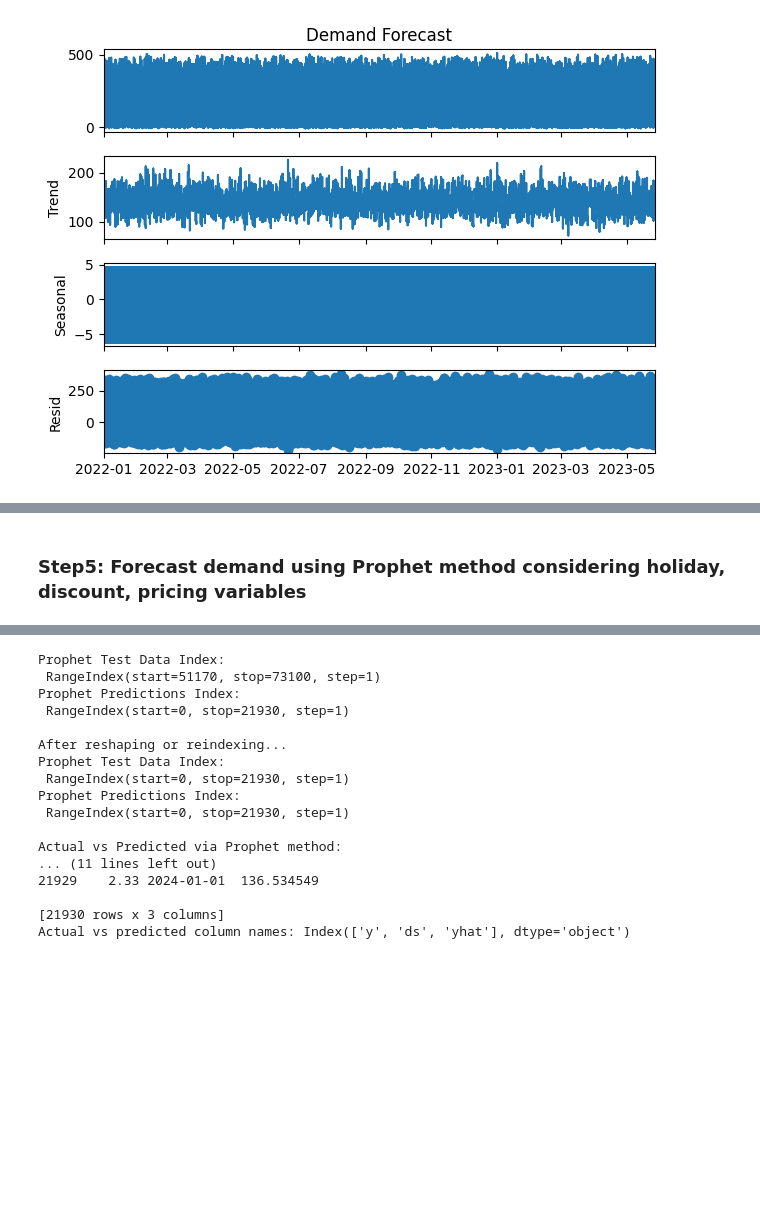
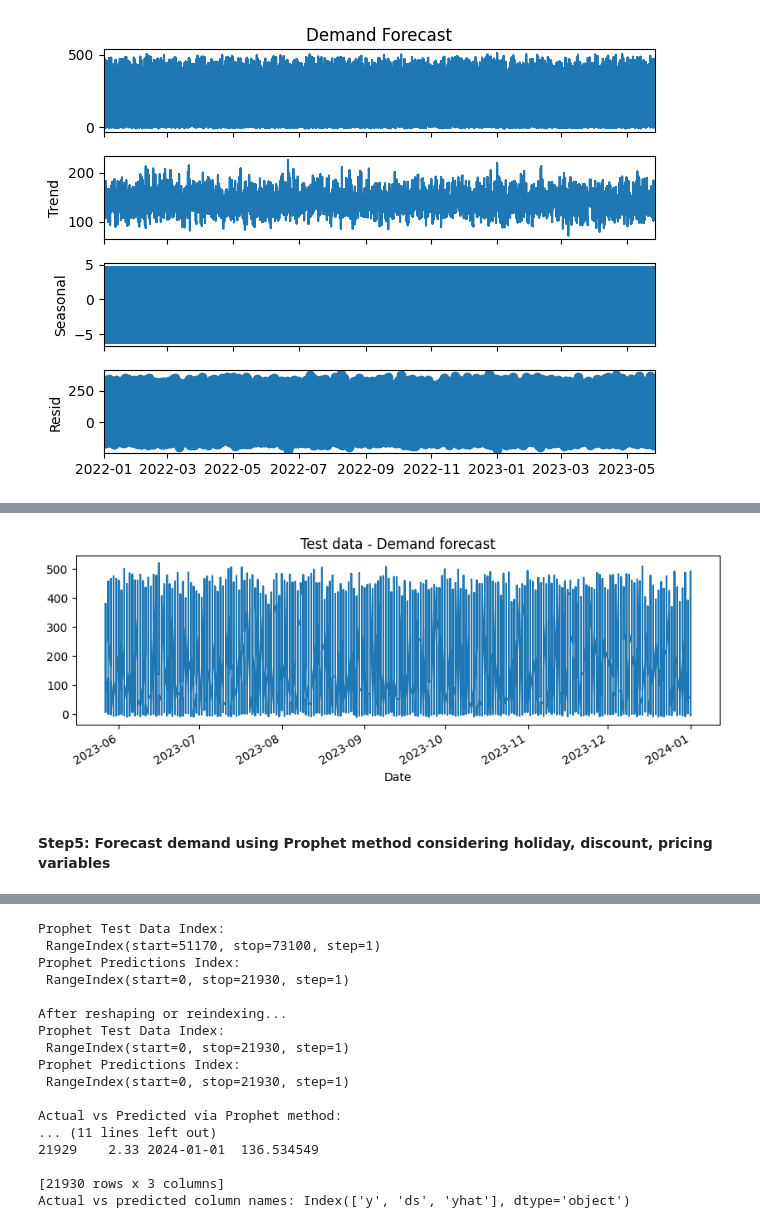
Before and after one commit to RamyaSubramanya/DemandForecasting, a Jupyter notebook: demand_forecasting.ipynb, the cells around one changed output, grey strips where cells are left out. Drawn from its saved outputs; the diff is of its cells as text; code cells hidden in the pictures; blank space fills up the shorter version.

```diff
--- a/demand_forecasting.ipynb
+++ b/demand_forecasting.ipynb
@@ -382,5 +448,12 @@ Warnings:
+# %%
+mp.figure(figsize=(10,3))
+test_data['Demand Forecast'].plot()
+mp.title("Test data - Demand forecast")
+mp.show()
+# %% [output]
+[figure, added]
 # %% [markdown]
-### Step5: Forecast demand using Prophet method considering holiday, discount, pricing variables
+#### Step5: Forecast demand using Prophet method considering holiday, discount, pricing variables
 # %%
 # Prophet method
 
```
Also changed, not shown: parts of 21 cells of this notebook.
